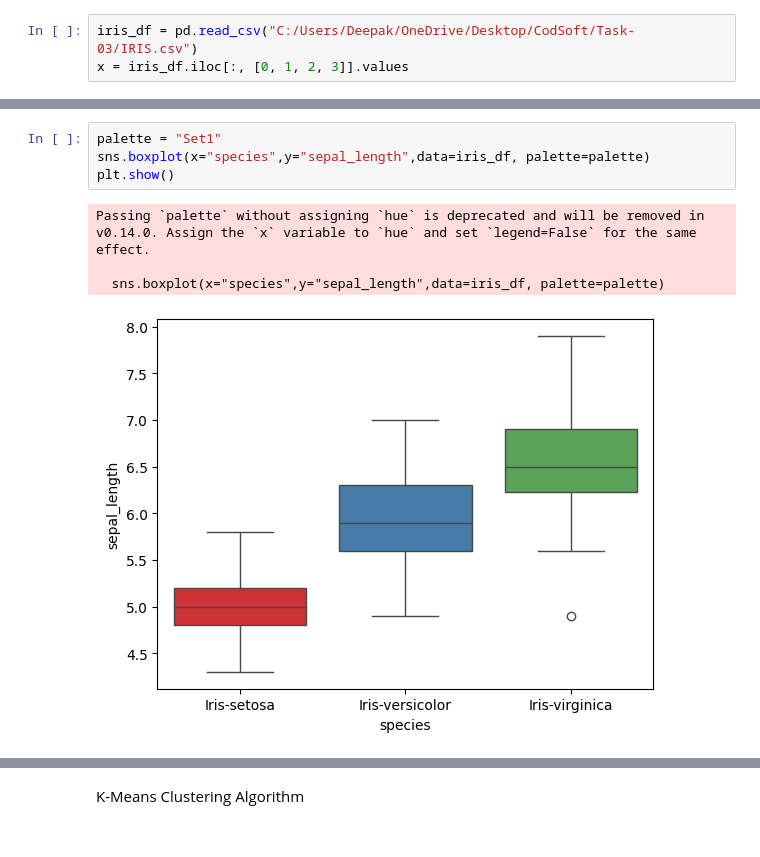
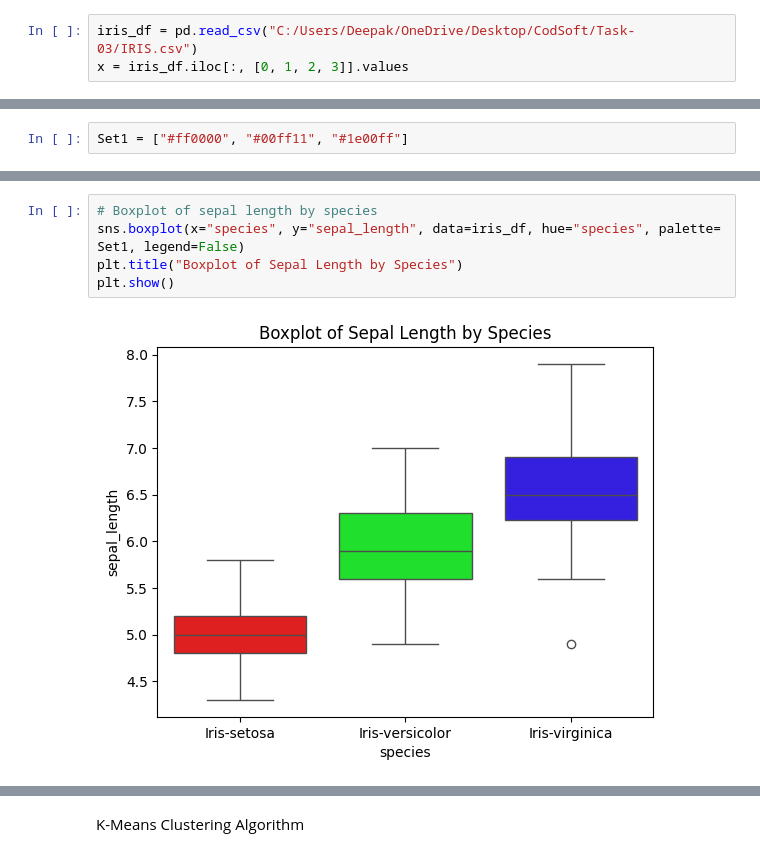
Before and after one commit to Deepak-B-G/CODSOFT, a Jupyter notebook: Task-03/Task-03.ipynb, the cells around one changed output, grey strips where cells are left out. Saved outputs shown, nothing was run; the diff lists cells and outputs as text.

```diff
--- a/Task-03/Task-03.ipynb
+++ b/Task-03/Task-03.ipynb
@@ -58,0 +48,2 @@ plt.show()
+# %%
+Set1 = ["#ff0000", "#00ff11", "#1e00ff"]
@@ -59,10 +69,8 @@ plt.show()
 # %%
-palette = "Set1"
-sns.boxplot(x="species",y="sepal_length",data=iris_df, palette=palette)
+# Boxplot of sepal length by species
+sns.boxplot(x="species", y="sepal_length", data=iris_df, hue="species", palette= Set1, legend=False)
+plt.title("Boxplot of Sepal Length by Species")
 plt.show()
 # %% [output]
-Passing `palette` without assigning `hue` is deprecated and will be removed in v0.14.0. Assign the `x` variable to `hue` and set `legend=False` for the same effect.
-
-  sns.boxplot(x="species",y="sepal_length",data=iris_df, palette=palette)
-[figure, old version]
+[figure, new version]
 # %%
```
Also changed, not shown: parts of 14 cells of this notebook.
